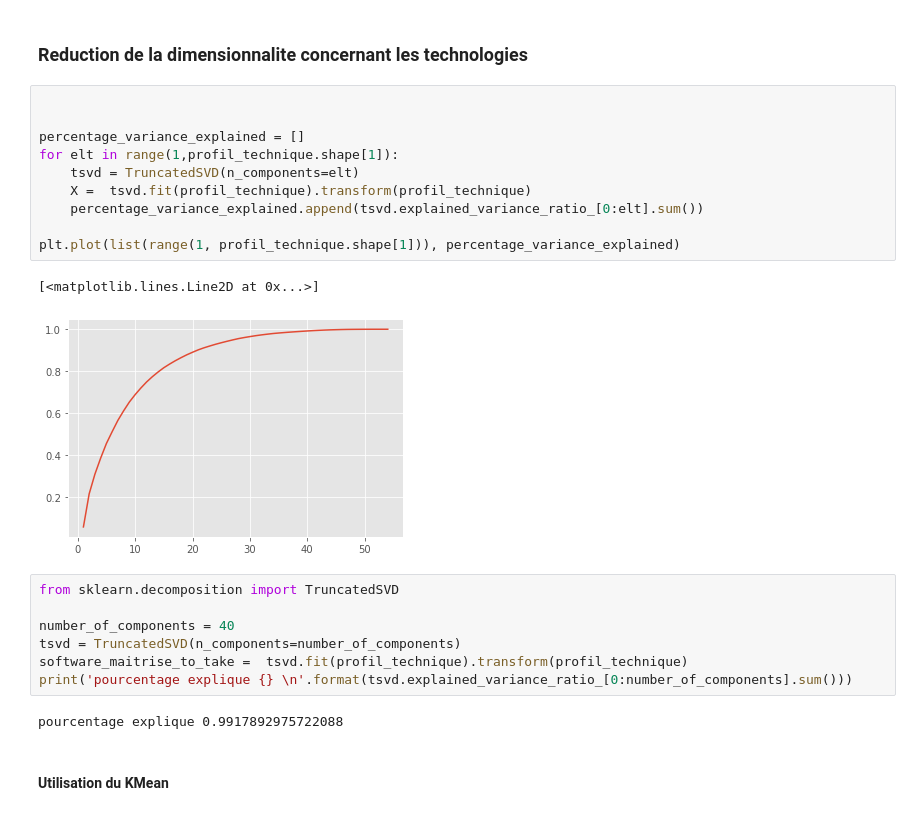
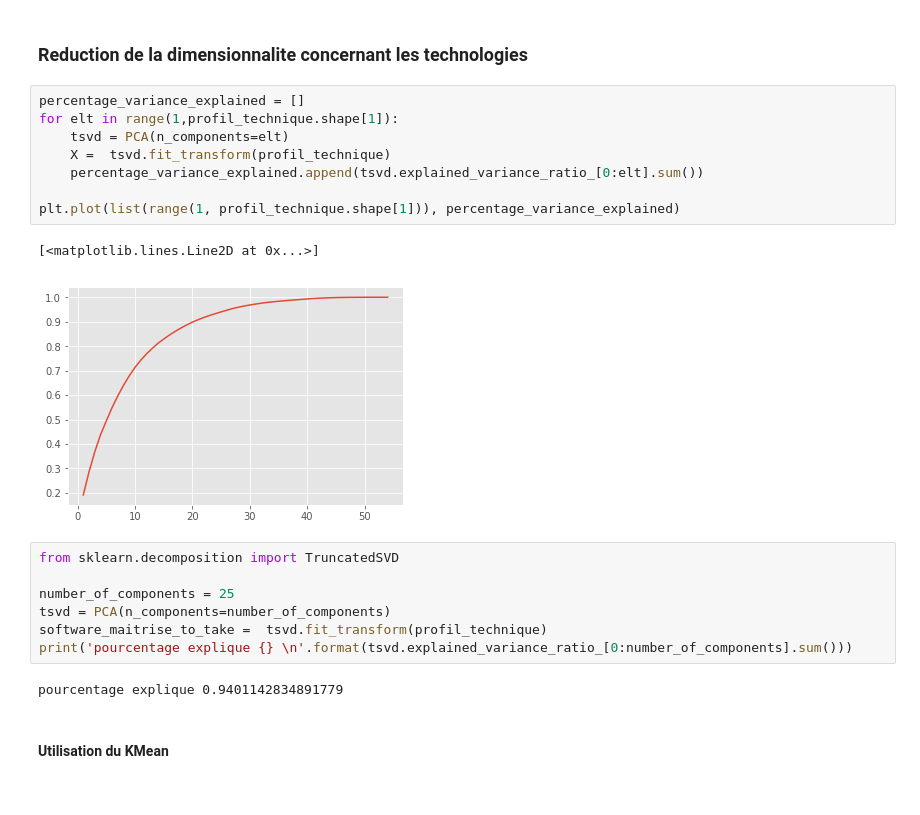
Before and after one commit to AngeKouame/AGILA-DATASET, a Jupyter notebook: Test_Technique_ML.ipynb, the cells around one changed output. Cells and saved outputs as stored; diff of their text form.

```diff
--- a/Test_Technique_ML.ipynb
+++ b/Test_Technique_ML.ipynb
@@ -432,27 +447,25 @@ Le nombre d annee d experience peut definir un profil technique on va get dummie
 # %% [markdown]
 ### Reduction de la dimensionnalite concernant les technologies
 # %%
-
-
 percentage_variance_explained = []
 for elt in range(1,profil_technique.shape[1]):
-    tsvd = TruncatedSVD(n_components=elt)
-    X =  tsvd.fit(profil_technique).transform(profil_technique)
+    tsvd = PCA(n_components=elt)
+    X =  tsvd.fit_transform(profil_technique)
     percentage_variance_explained.append(tsvd.explained_variance_ratio_[0:elt].sum())
 
 plt.plot(list(range(1, profil_technique.shape[1])), percentage_variance_explained)
 # %% [output]
 [<matplotlib.lines.Line2D at 0x...>]
-[figure, old version]
+[figure, new version]
 # %%
 from sklearn.decomposition import TruncatedSVD
 
-number_of_components = 40
-tsvd = TruncatedSVD(n_components=number_of_components)
-software_maitrise_to_take =  tsvd.fit(profil_technique).transform(profil_technique)
+number_of_components = 25
+tsvd = PCA(n_components=number_of_components)
+software_maitrise_to_take =  tsvd.fit_transform(profil_technique)
 print('pourcentage explique {} \n'.format(tsvd.explained_variance_ratio_[0:number_of_components].sum()))
 # %% [output]
-pourcentage explique 0.9917892975722088
+pourcentage explique 0.9401142834891779
 # %% [markdown]
 #### Utilisation du KMean
 # %%
```
Also changed, not shown: parts of 28 cells of this notebook.
